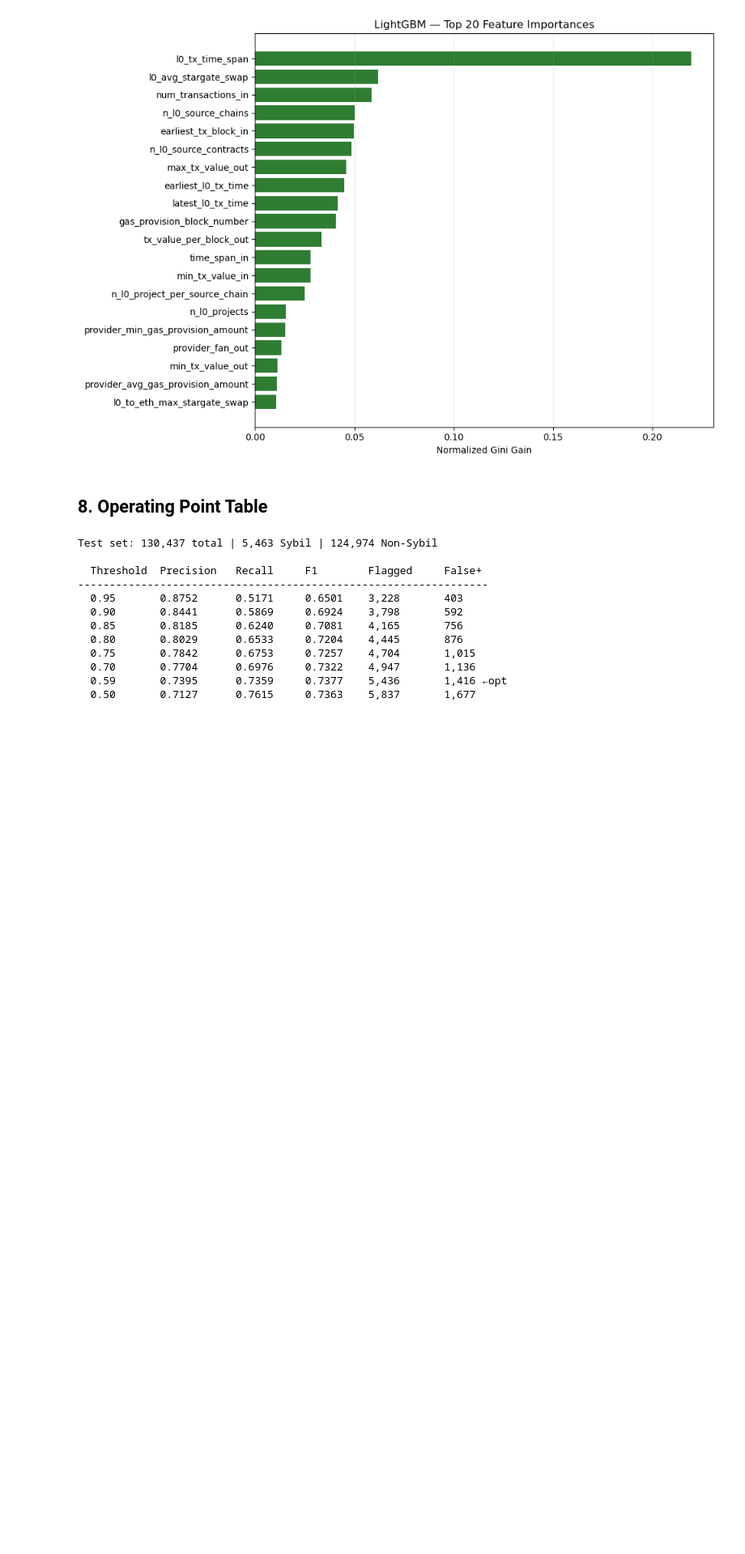
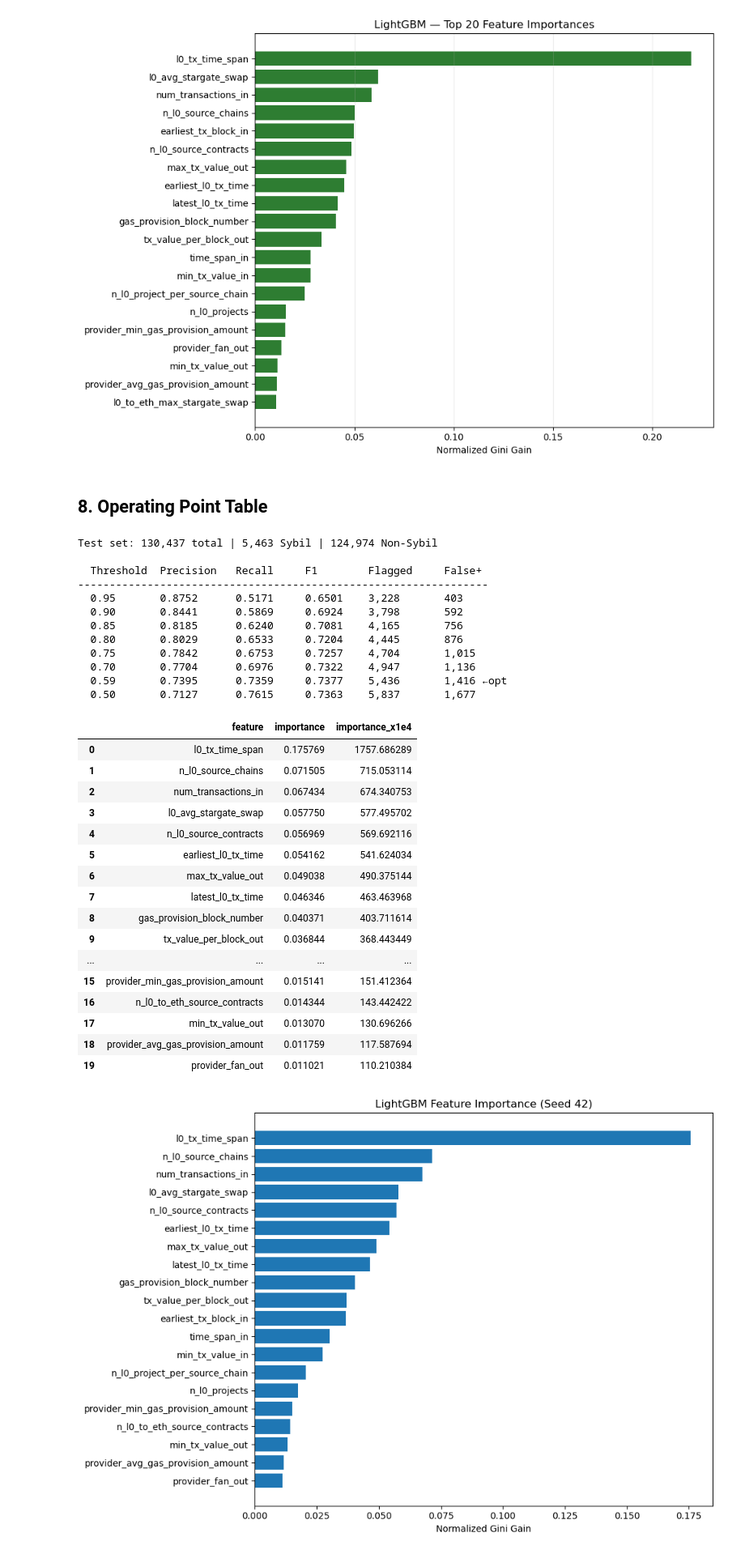
Before and after one commit to paven86/layerzero_xgboost, a Jupyter notebook: 02_lightgbm_sybil.ipynb, the cells around one changed output. Shown at 81% size. Saved outputs shown, nothing was run; the diff lists cells and outputs as text; code cells hidden in the pictures; blank space fills up the shorter version.

```diff
--- a/02_lightgbm_sybil.ipynb
+++ b/02_lightgbm_sybil.ipynb
@@ -415,0 +418,70 @@ Test set: 130,437 total | 5,463 Sybil | 124,974 Non-Sybil
+# %%
+# ============================================================
+# LightGBM feature importances (paper methodology)
+# Seed = 42 only
+# Importance = normalized Gini gain
+# ============================================================
+
+import pandas as pd
+import matplotlib.pyplot as plt
+
+# Re-train the representative model (seed 42)
+model = LGBMClassifier(**{**LGBM_PARAMS, "random_state": 42})
+
+model.fit(
+    X_train,
+    y_train,
+    eval_set=[(X_val, y_val)],
+    callbacks=[
+        lgb_lib.early_stopping(50, verbose=False),
+        lgb_lib.log_evaluation(-1)
+    ]
+)
+
+# Raw gain importances
+gain = model.booster_.feature_importance(importance_type="gain")
+
+# Normalize so they sum to 1
+gain = gain / gain.sum()
+
+importance_df = (
+    pd.DataFrame({
+        "feature": X_train.columns,
+        "importance": gain,
+        "importance_x1e4": gain * 10000
+    })
+    .sort_values("importance", ascending=False)
+    .reset_index(drop=True)
+)
+
+display(importance_df.head(20))
+
+# Plot top 20
+plt.figure(figsize=(10,7))
+plt.barh(
+    importance_df.feature.iloc[:20][::-1],
+    importance_df.importance.iloc[:20][::-1]
+)
+plt.xlabel("Normalized Gini Gain")
+plt.title("LightGBM Feature Importance (Seed 42)")
+plt.tight_layout()
+plt.show()
+# %% [output]
+|  | feature | importance | importance_x1e4 |
+| 0 | l0_tx_time_span | 0.175769 | 1757.686289 |
+| 1 | n_l0_source_chains | 0.071505 | 715.053114 |
+| 2 | num_transactions_in | 0.067434 | 674.340753 |
+| 3 | l0_avg_stargate_swap | 0.057750 | 577.495702 |
+| 4 | n_l0_source_contracts | 0.056969 | 569.692116 |
+| 5 | earliest_l0_tx_time | 0.054162 | 541.624034 |
+| 6 | max_tx_value_out | 0.049038 | 490.375144 |
+| 7 | latest_l0_tx_time | 0.046346 | 463.463968 |
+| 8 | gas_provision_block_number | 0.040371 | 403.711614 |
+| 9 | tx_value_per_block_out | 0.036844 | 368.443449 |
+| ... | ... | ... | ... |
+| 15 | provider_min_gas_provision_amount | 0.015141 | 151.412364 |
+| 16 | n_l0_to_eth_source_contracts | 0.014344 | 143.442422 |
+| 17 | min_tx_value_out | 0.013070 | 130.696266 |
+| 18 | provider_avg_gas_provision_amount | 0.011759 | 117.587694 |
+| 19 | provider_fan_out | 0.011021 | 110.210384 |
+[figure, added]
```
Also changed, not shown: parts of 2 cells of this notebook, 2 other files.
